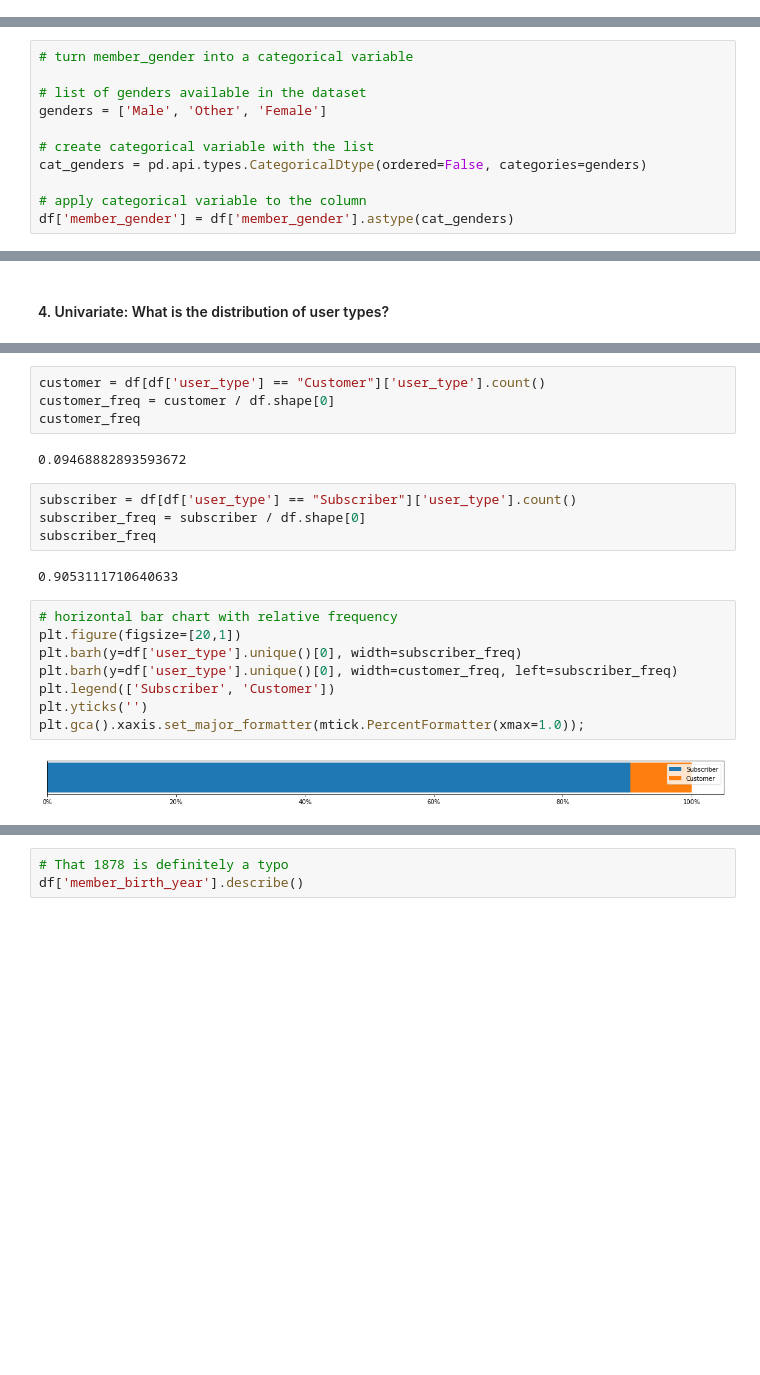
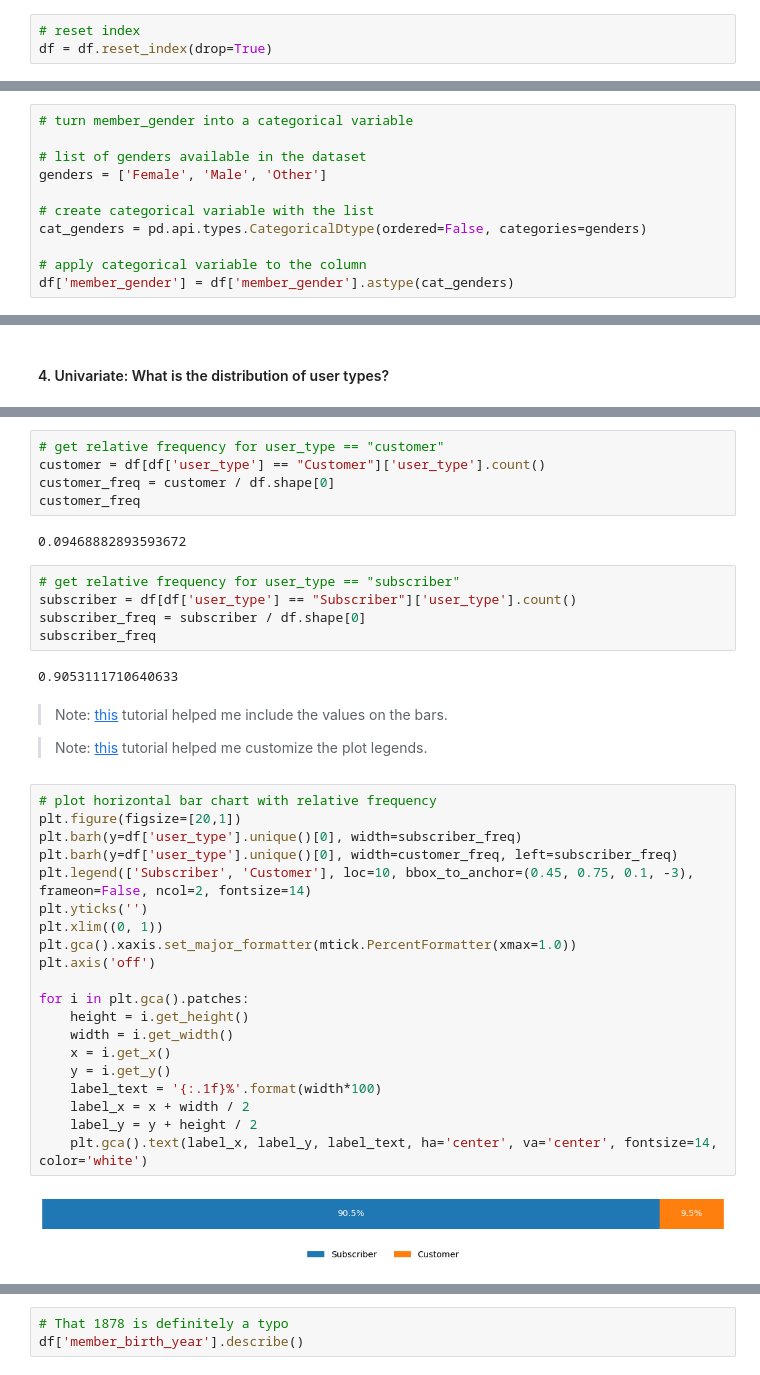
Before and after one commit to tharcyla/communicate-data-findings, a Jupyter notebook: Part_I_Exploration.ipynb, the cells around one changed output, grey strips where cells are left out. Cells and saved outputs as stored; diff of their text form; blank space fills up the shorter version.

```diff
--- a/Part_I_Exploration.ipynb
+++ b/Part_I_Exploration.ipynb
@@ -67,6 +64,9 @@ memory usage: 22.4+ MB
 # %%
 # drop nulls in place
 df.dropna(inplace=True)
+# %%
+# reset index
+df = df.reset_index(drop=True)
 # %%
 # check to see if it worked
 df.info()
@@ -148,7 +148,7 @@ array(['Male', 'Other', 'Female'], dtype=object)
 # turn member_gender into a categorical variable
 
 # list of genders available in the dataset
-genders = ['Male', 'Other', 'Female']
+genders = ['Female', 'Male', 'Other']
 
 # create categorical variable with the list
 cat_genders = pd.api.types.CategoricalDtype(ordered=False, categories=genders)
@@ -455,22 +508,40 @@ plt.xticks('');
 # %%
+# get relative frequency for user_type == "customer"
 customer = df[df['user_type'] == "Customer"]['user_type'].count()
 customer_freq = customer / df.shape[0]
 customer_freq
 # %% [output]
 0.09468882893593672
 # %%
+# get relative frequency for user_type == "subscriber"
 subscriber = df[df['user_type'] == "Subscriber"]['user_type'].count()
 subscriber_freq = subscriber / df.shape[0]
 subscriber_freq
 # %% [output]
 0.9053111710640633
+# %% [markdown]
+> Note: [this](https://pythonguides.com/stacked-bar-chart-matplotlib/) tutorial helped me include the values on the bars.
+
+> Note: [this](https://jakevdp.github.io/PythonDataScienceHandbook/04.06-customizing-legends.html) tutorial helped me customize the plot legends.
 # %%
-# horizontal bar chart with relative frequency
+# plot horizontal bar chart with relative frequency
 plt.figure(figsize=[20,1])
 plt.barh(y=df['user_type'].unique()[0], width=subscriber_freq)
 plt.barh(y=df['user_type'].unique()[0], width=customer_freq, left=subscriber_freq)
-plt.legend(['Subscriber', 'Customer'])
+plt.legend(['Subscriber', 'Customer'], loc=10, bbox_to_anchor=(0.45, 0.75, 0.1, -3), frameon=False, ncol=2, fontsize=14)
 plt.yticks('')
-plt.gca().xaxis.set_major_formatter(mtick.PercentFormatter(xmax=1.0));
+plt.xlim((0, 1))
+plt.gca().xaxis.set_major_formatter(mtick.PercentFormatter(xmax=1.0))
+plt.axis('off')
+
+for i in plt.gca().patches:
+    height = i.get_height()
+    width = i.get_width()
+    x = i.get_x()
+    y = i.get_y()
+    label_text = '{:.1f}%'.format(width*100)
+    label_x = x + width / 2
+    label_y = y + height / 2
+    plt.gca().text(label_x, label_y, label_text, ha='center', va='center', fontsize=14, color='white')
 # %% [output]
-[figure, old version]
+[figure, new version]
```
Also changed, not shown: parts of 126 cells of this notebook.
